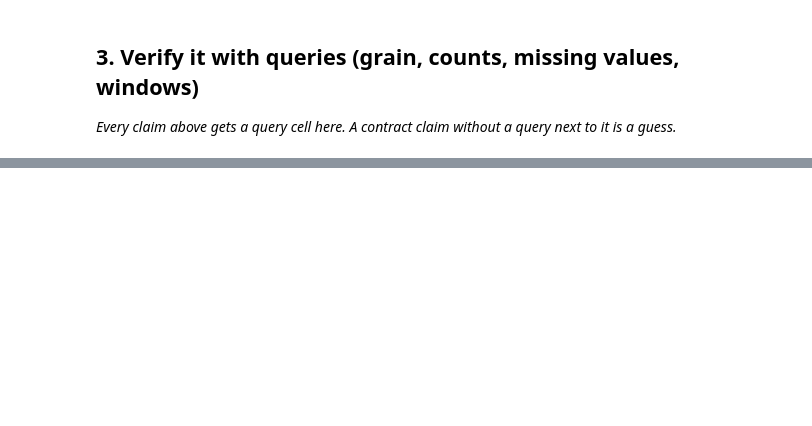
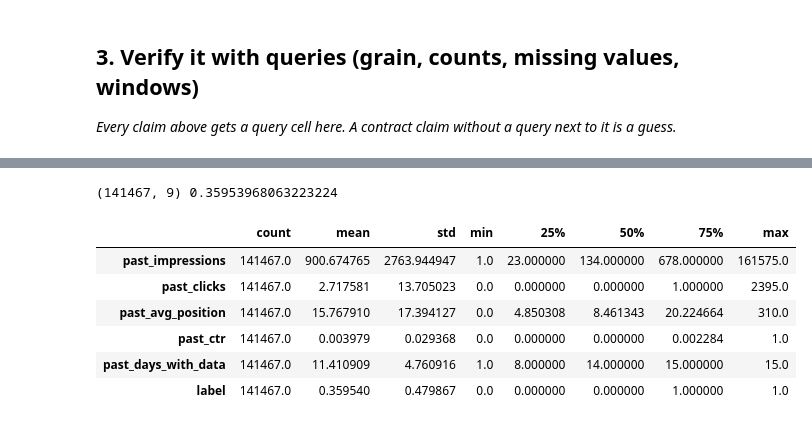
Before and after one commit to M-Abdullah-Nazeer/Flyrank-Ml-Pipeline, a Jupyter notebook: work/notebooks/w03_data_contract.ipynb, the cells around one changed output, grey strips where cells are left out. Saved outputs shown, nothing was run; the diff lists cells and outputs as text; code cells hidden in the pictures; blank space fills up the shorter version.

```diff
--- a/work/notebooks/w03_data_contract.ipynb
+++ b/work/notebooks/w03_data_contract.ipynb
@@ -12,0 +19,10 @@ This skeleton is yours to fill. Work the sections **in order** — each one has
+# %%
+# This cell is for CODE (numbers, a query, a check).
+# Write your text answer in the cell ABOVE this one — typing sentences here breaks Run All.
+!pip -q install duckdb
+import duckdb
+from google.colab import userdata
+
+con = duckdb.connect()
+con.execute(f"CREATE SECRET (TYPE huggingface, TOKEN '{userdata.get('HF_TOKEN')}')")
+rel = "hf://datasets/FlyRank/internship-warehouse"
@@ -33,0 +86,33 @@ This skeleton is yours to fill. Work the sections **in order** — each one has
+# %%
+feat = con.sql("""
+WITH past AS (
+  SELECT client_hash_id, content_hash_id,
+         SUM(gsc_impressions) AS past_impressions,
+         SUM(gsc_clicks)      AS past_clicks,
+         AVG(gsc_avg_position) AS past_avg_position,
+         COUNT(*)             AS past_days_with_data
+  FROM d
+  WHERE gsc_data_available IS TRUE AND report_date <= DATE '2026-03-15'
+  GROUP BY 1, 2),
+fut AS (
+  SELECT client_hash_id, content_hash_id, SUM(gsc_clicks) AS future_clicks
+  FROM d
+  WHERE gsc_data_available IS TRUE AND report_date > DATE '2026-03-15'
+  GROUP BY 1, 2)
+SELECT p.*, p.past_clicks * 1.0 / NULLIF(p.past_impressions, 0) AS past_ctr, f.future_clicks
+FROM past p JOIN fut f USING (client_hash_id, content_hash_id)
+""").df()
+
+feat["label"] = (feat["future_clicks"] > feat["future_clicks"].median()).astype(int)
+FEATURES = ["past_impressions", "past_clicks", "past_avg_position", "past_ctr", "past_days_with_data"]
+print(feat.shape, feat["label"].mean())
+display(feat[FEATURES + ["label"]].describe().T)
+# %% [output]
+(141467, 9) 0.35953968063223224
+|  | count | mean | std | min | 25% | 50% | 75% | max |
+| past_impressions | 141467.0 | 900.674765 | 2763.944947 | 1.0 | 23.000000 | 134.000000 | 678.000000 | 161575.0 |
+| past_clicks | 141467.0 | 2.717581 | 13.705023 | 0.0 | 0.000000 | 0.000000 | 1.000000 | 2395.0 |
+| past_avg_position | 141467.0 | 15.767910 | 17.394127 | 0.0 | 4.850308 | 8.461343 | 20.224664 | 310.0 |
+| past_ctr | 141467.0 | 0.003979 | 0.029368 | 0.0 | 0.000000 | 0.000000 | 0.002284 | 1.0 |
+| past_days_with_data | 141467.0 | 11.410909 | 4.760916 | 1.0 | 8.000000 | 14.000000 | 15.000000 | 15.0 |
+| label | 141467.0 | 0.359540 | 0.479867 | 0.0 | 0.000000 | 0.000000 | 1.000000 | 1.0 |
```
Also changed, not shown: parts of 16 cells of this notebook.
